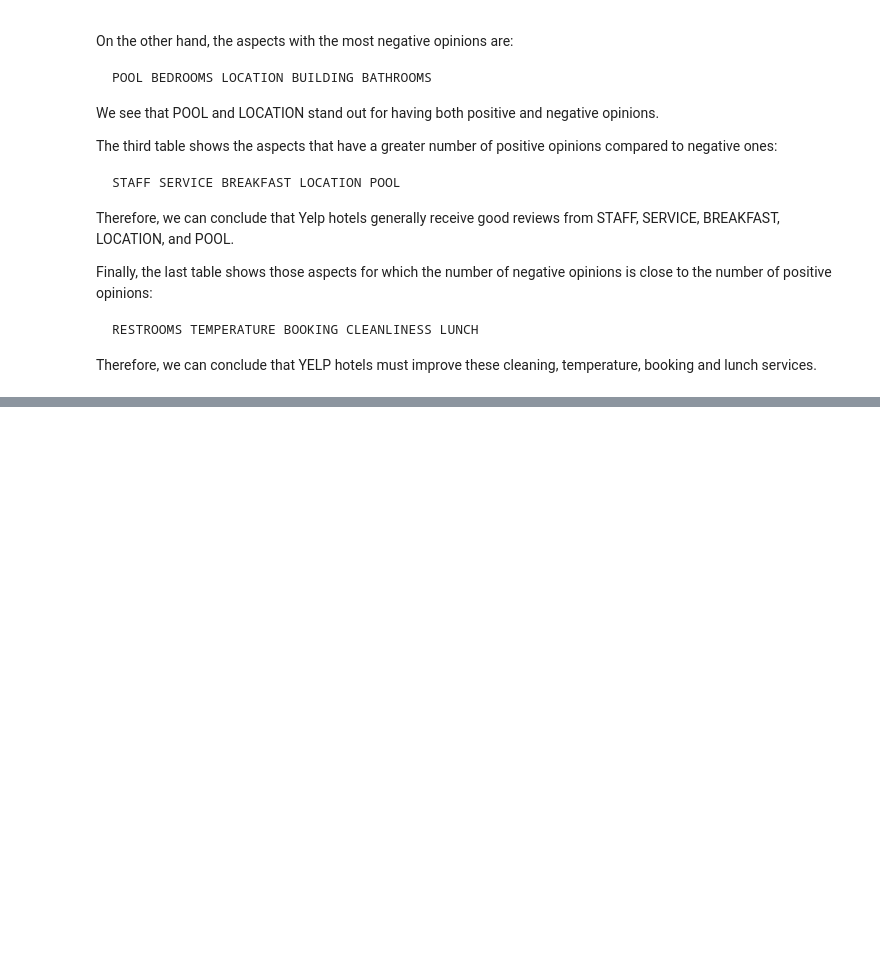
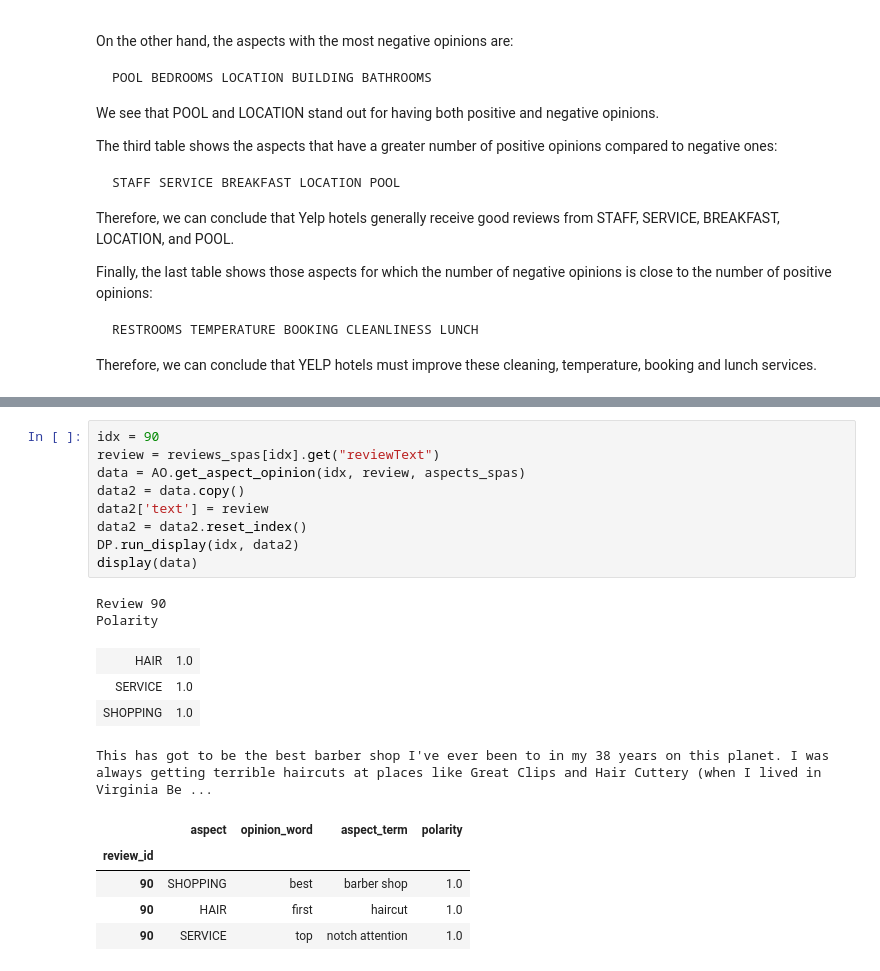
Before and after one commit to glorelvalle/mucd-mg, a Jupyter notebook: pln/p1.ipynb, the cells around one changed output, grey strips where cells are left out. Drawn from its saved outputs; the diff is of its cells as text; blank space fills up the shorter version.

```diff
--- a/pln/p1.ipynb
+++ b/pln/p1.ipynb
@@ -452,0 +471,21 @@ Therefore, we can conclude that YELP hotels must improve these cleaning, tempera
+# %%
+idx = 90
+review = reviews_spas[idx].get("reviewText")
+data = AO.get_aspect_opinion(idx, review, aspects_spas)
+data2 = data.copy()
+data2['text'] = review
+data2 = data2.reset_index()
+DP.run_display(idx, data2)
+display(data)
+# %% [output]
+Review 90
+Polarity
+| HAIR | 1.0 |
+| SERVICE | 1.0 |
+| SHOPPING | 1.0 |
+This has got to be the best barber shop I've ever been to in my 38 years on this planet. I was always getting terrible haircuts at places like Great Clips and Hair Cuttery (when I lived in Virginia Be ...
+|  | aspect | opinion_word | aspect_term | polarity |
+| review_id |  |  |  |  |
+| 90 | SHOPPING | best | barber shop | 1.0 |
+| 90 | HAIR | first | haircut | 1.0 |
+| 90 | SERVICE | top | notch attention | 1.0 |
```
Also changed, not shown: parts of 11 cells of this notebook, 1 other file.
